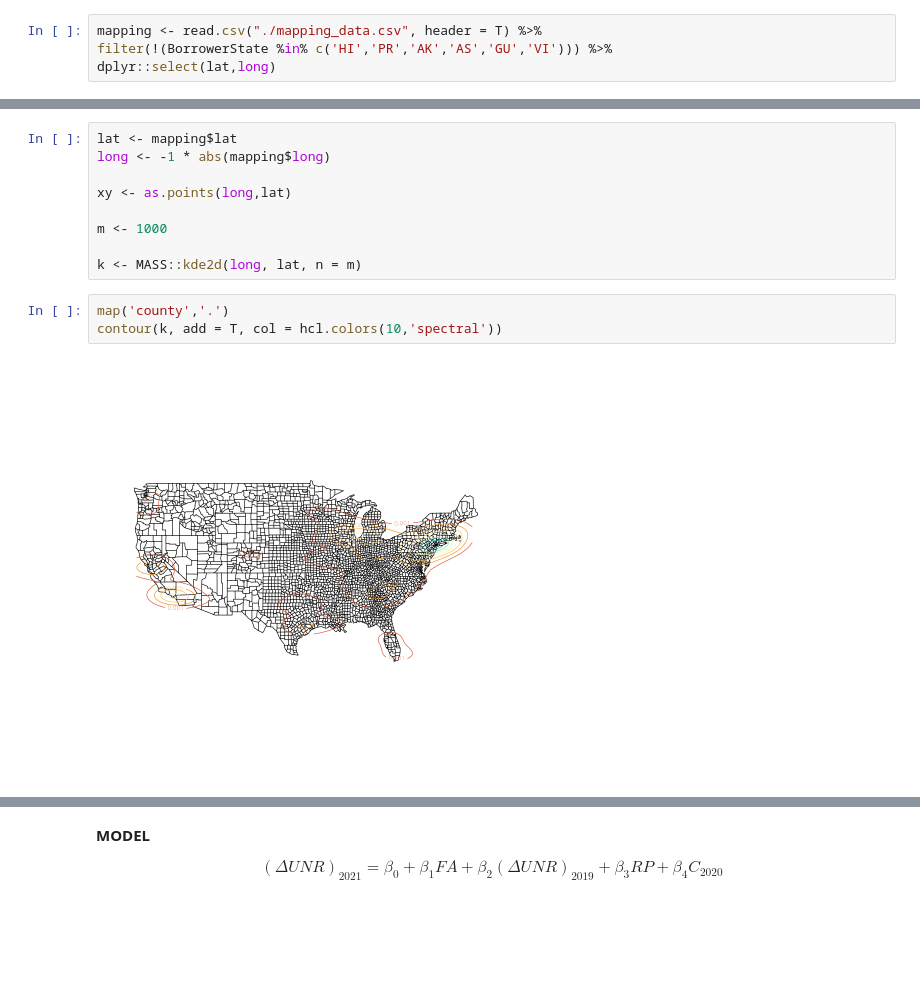
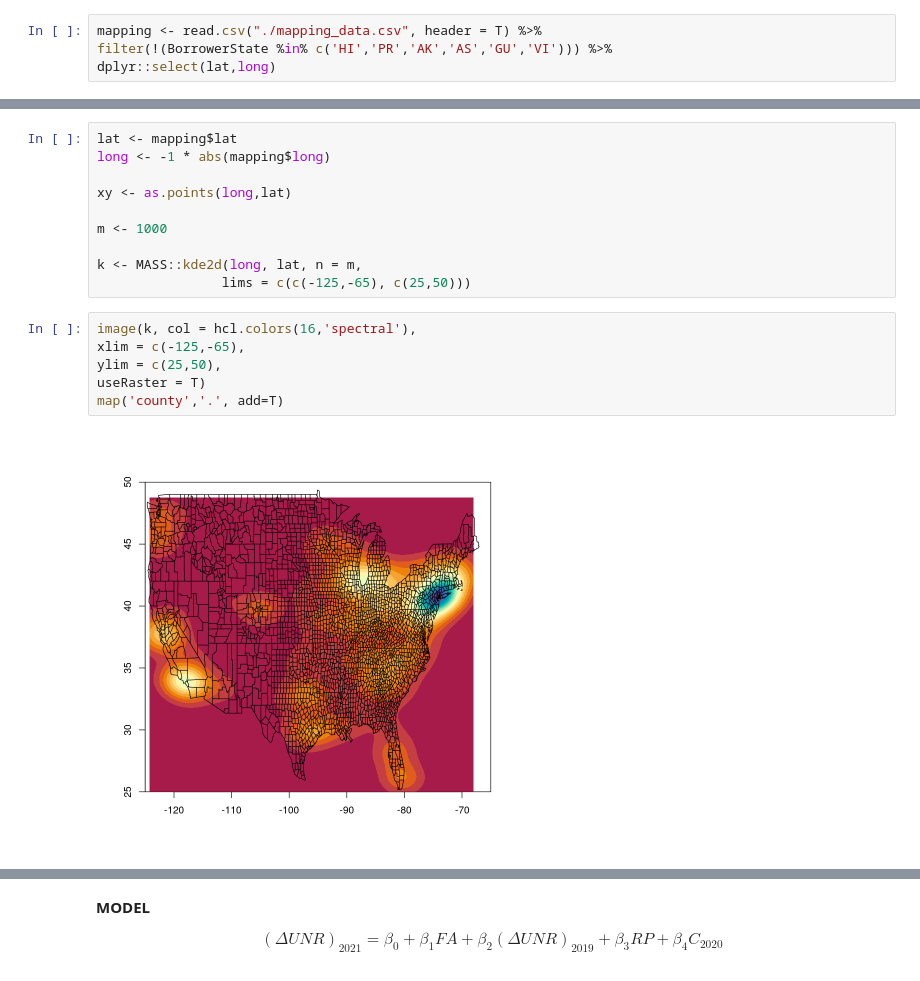
Before and after one commit to ABeeShake/Stats202A-Project, a Jupyter notebook: visualizations.ipynb, the cells around one changed output, grey strips where cells are left out. Saved outputs shown, nothing was run; the diff lists cells and outputs as text; blank space fills up the shorter version.

```diff
--- a/visualizations.ipynb
+++ b/visualizations.ipynb
@@ -356,12 +352,16 @@ xy <- as.points(long,lat)
 
 m <- 1000
 
-k <- MASS::kde2d(long, lat, n = m)
+k <- MASS::kde2d(long, lat, n = m,
+                lims = c(c(-125,-65), c(25,50)))
-# %%
-map('county','.')
-contour(k, add = T, col = hcl.colors(10,'spectral'))
-# %% [output]
-[figure, removed]
+# %%
+image(k, col = hcl.colors(16,'spectral'),
+xlim = c(-125,-65),
+ylim = c(25,50),
+useRaster = T)
+map('county','.', add=T)
+# %% [output]
+[figure, added]
 # %%
 filled.contour(k,
 plot.axes = {
```
Also changed, not shown: parts of 24 cells of this notebook.
